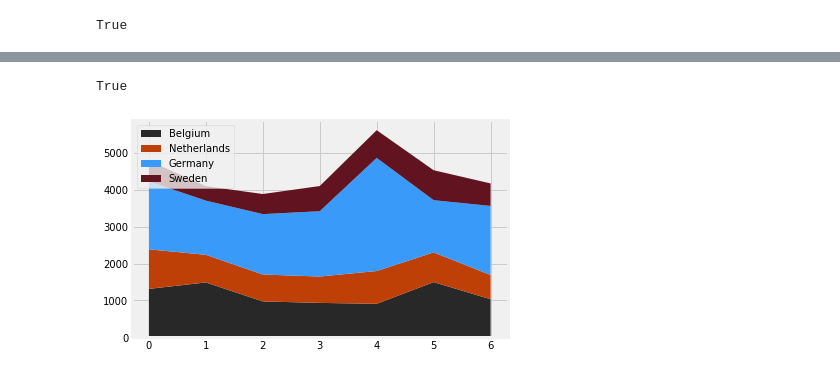
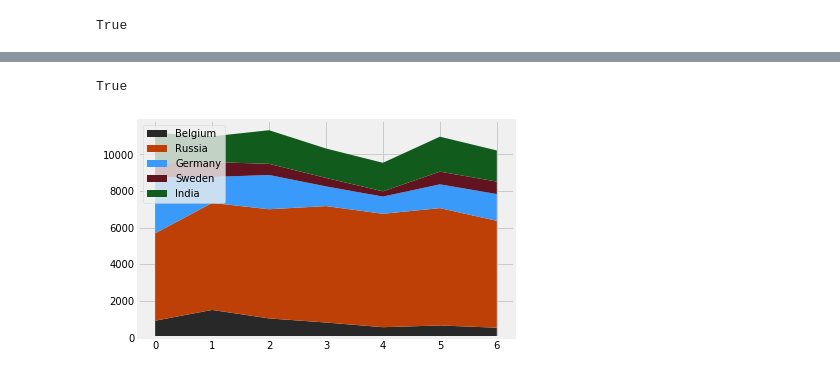
Before and after one commit to amchigello/python_repository, a Jupyter notebook: matplotlib_work/plots_work.ipynb, the cells around one changed output, grey strips where cells are left out. Drawn from its saved outputs; the diff is of its cells as text; code cells hidden in the pictures.

```diff
--- a/matplotlib_work/plots_work.ipynb
+++ b/matplotlib_work/plots_work.ipynb
@@ -271,7 +271,7 @@ def plot_stack_chart(*countries):
     plt.legend(loc="upper left")
     return True
 # %%
-plot_stack_chart("BE","NL","DE","SE")
+plot_stack_chart("BE","RU","DE","SE","IN")
 # %% [output]
 True
-[figure, old version]
+[figure, new version]
```
Also changed, not shown: parts of 11 cells of this notebook, 1 other file.
